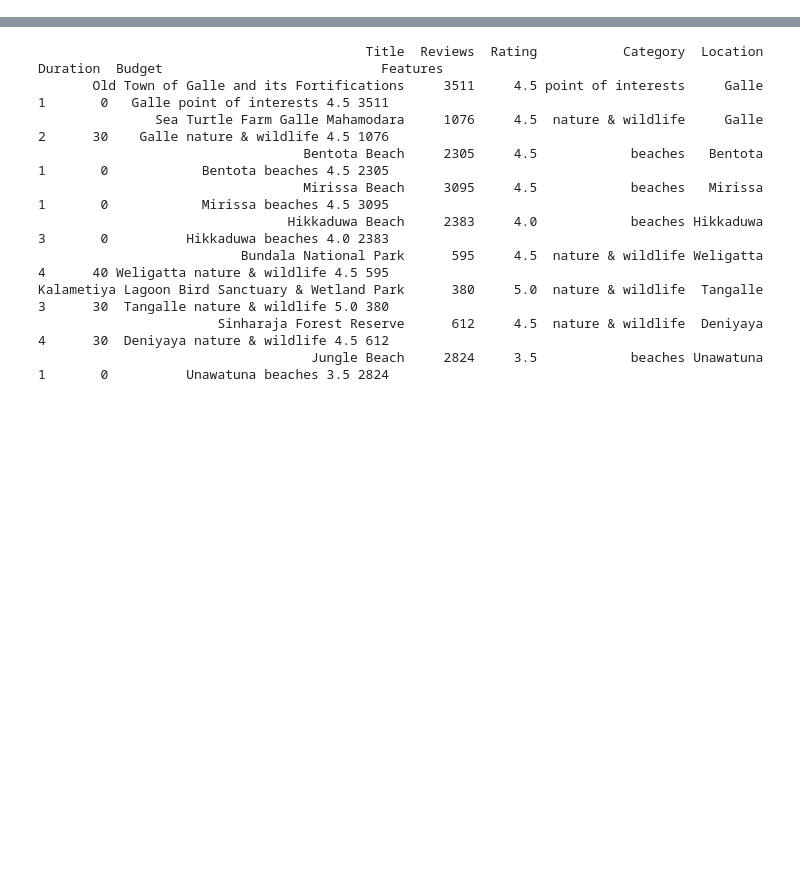
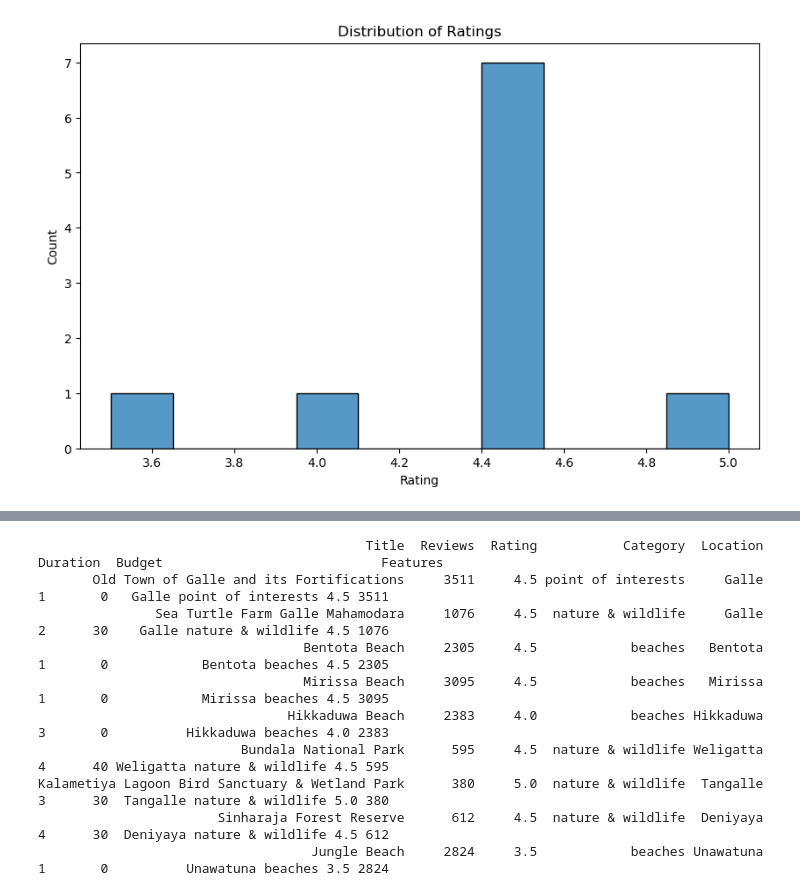
Before and after one commit to DushanSenadheera/project_rover, a Jupyter notebook: model/recommendation system.ipynb, the cells around one changed output, grey strips where cells are left out. Cells and saved outputs as stored; diff of their text form; code cells hidden in the pictures; blank space fills up the shorter version.

```diff
--- a/model/recommendation system.ipynb
+++ b/model/recommendation system.ipynb
@@ -0,0 +29,10 @@
+# %%
+# Plot the distribution of ratings
+plt.figure(figsize=(10, 6))
+sns.histplot(df['Rating'], bins=10, kde=False)
+plt.title('Distribution of Ratings')
+plt.xlabel('Rating')
+plt.ylabel('Count')
+plt.show()
+# %% [output]
+[figure, added]
```
Also changed, not shown: parts of 7 cells of this notebook.
